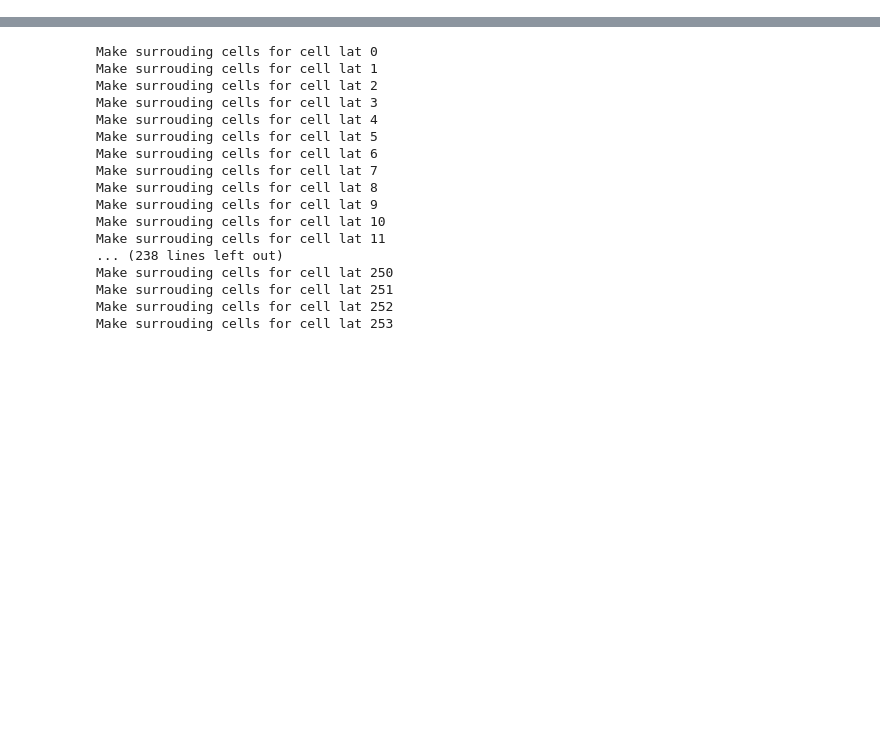
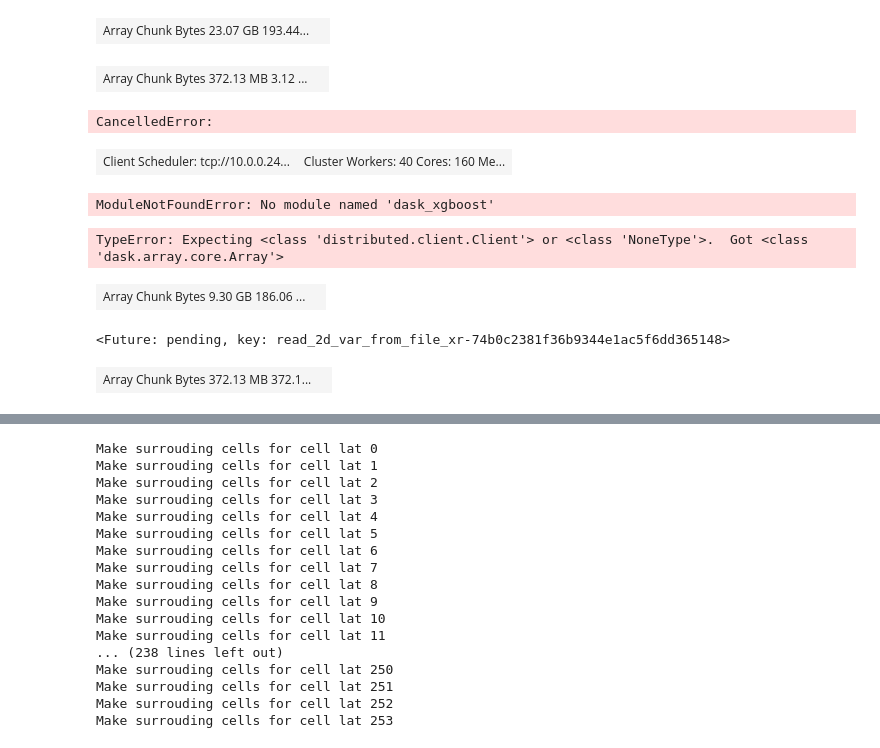
Before and after one commit to qdzhu/SatelliteNO2, a Jupyter notebook: ml-setup.ipynb, the cells around one changed output, grey strips where cells are left out. Saved outputs shown, nothing was run; the diff lists cells and outputs as text; code cells hidden in the pictures; blank space fills up the shorter version.

Commit message:
reorganize training processing

```diff
--- a/ml-setup.ipynb
+++ b/ml-setup.ipynb
@@ -2,0 +177,3 @@ from Train_test_days_split import *
+# %%
+varname = 'no2'
+future = client.submit(read_var_from_file_nc, filename, varname)
@@ -2,0 +183,16 @@ from Train_test_days_split import *
+# %%
+varnames = ['no2','pres','temp','CLDFRA']
+futures = []
+for varname in varnames:
+    future = client.submit(read_var_from_file_xr, filename, varname)
+    futures.append(future)
+dirt_feature = da.stack([future.result() for future in futures])
+varnames_2d = ['COSZEN', 'PBLH', 'LAI', 'HGT', 'SWDOWN', 'GLW']
+futures_2d = []
+for varname in varnames_2d:
+    future_2d = client.submit(read_2d_var_from_file_xr, filename, varname)
+    futures_2d.append(future_2d)
+dirt2d_feature = da.stack([future.result() for future in futures_2d])
+wind_feature = client.submit(read_wind_from_file_xr, filename)
+anthroemis_future = client.submit(read_anthro_emis_from_file_xr, filename)
+lightning_future = client.submit(read_lightning_from_file_xr, filename)
@@ -2,0 +203,6 @@ from Train_test_days_split import *
+# %%
+datasets = da.transpose(da.concatenate((dirt_feature, dirt2d_feature, wind_feature.result(), anthroemis_future.result(), lightning_future.result()),axis=0))
+X = datasets[:, 1:]
+y = datasets[:, 0]
+X,y = dask.persist(X,y)
+del datasets
@@ -2,0 +220,15 @@ from Train_test_days_split import *
+# %%
+X = X.rechunk(chunks=(390000,62))
+y = y.rechunk(chunks=(390000,1))
+# %%
+X
+# %% [output]
+| Array Chunk Bytes 23.07 GB 193.44... |  |
+# %%
+y.rechunk(chunks=(390000,1))
+# %% [output]
+| Array Chunk Bytes 372.13 MB 3.12 ... |  |
+# %%
+dtrain = xgb.dask.DaskDMatrix(client, X, y)
+# %% [output]
+CancelledError:
@@ -2,0 +243,17 @@ from Train_test_days_split import *
+# %%
+client
+# %% [output]
+| Client Scheduler: tcp://10.0.0.24... | Cluster Workers: 40 Cores: 160 Me... |
+# %%
+#create dtrain for xgboost
+import dask_xgboost
+params = {'objective': 'binary:logistic',
+          'max_depth': 4, 'eta': 0.01, 'subsample': 0.5,
+          'min_child_weight': 0.5}
+bst = dask_xgboost.train(client, params, X, y, num_boost_round=10)
+
+#datasets_future = client(client.scatter(datasets))
+#dtrain_future = client.submit
+#dtrain_future = client.submit(xgb.dask.DaskDMatrix, X, y)
+# %% [output]
+ModuleNotFoundError: No module named 'dask_xgboost'
@@ -2,0 +267,21 @@ from Train_test_days_split import *
+# %%
+dtrain_future.result()
+# %% [output]
+TypeError: Expecting <class 'distributed.client.Client'> or <class 'NoneType'>.  Got <class 'dask.array.core.Array'>
+# %%
+anthroemis_future.result()
+# %% [output]
+| Array Chunk Bytes 9.30 GB 186.06 ... |  |
+# %%
+varnames_2d = ['COSZEN', 'PBLH', 'LAI', 'HGT', 'SWDOWN', 'GLW']
+futures_2d = []
+for varname in varnames_2d:
+    future_2d = client.submit(read_2d_var_from_file_xr, filename, varname)
+    futures_2d.append(future_2d)
+future_2d
+# %% [output]
+<Future: pending, key: read_2d_var_from_file_xr-74b0c2381f36b9344e1ac5f6dd365148>
+# %%
+futures_2d[0].result()
+# %% [output]
+| Array Chunk Bytes 372.13 MB 372.1... |  |
```
Also changed, not shown: parts of 32 cells of this notebook, 1 other file.
